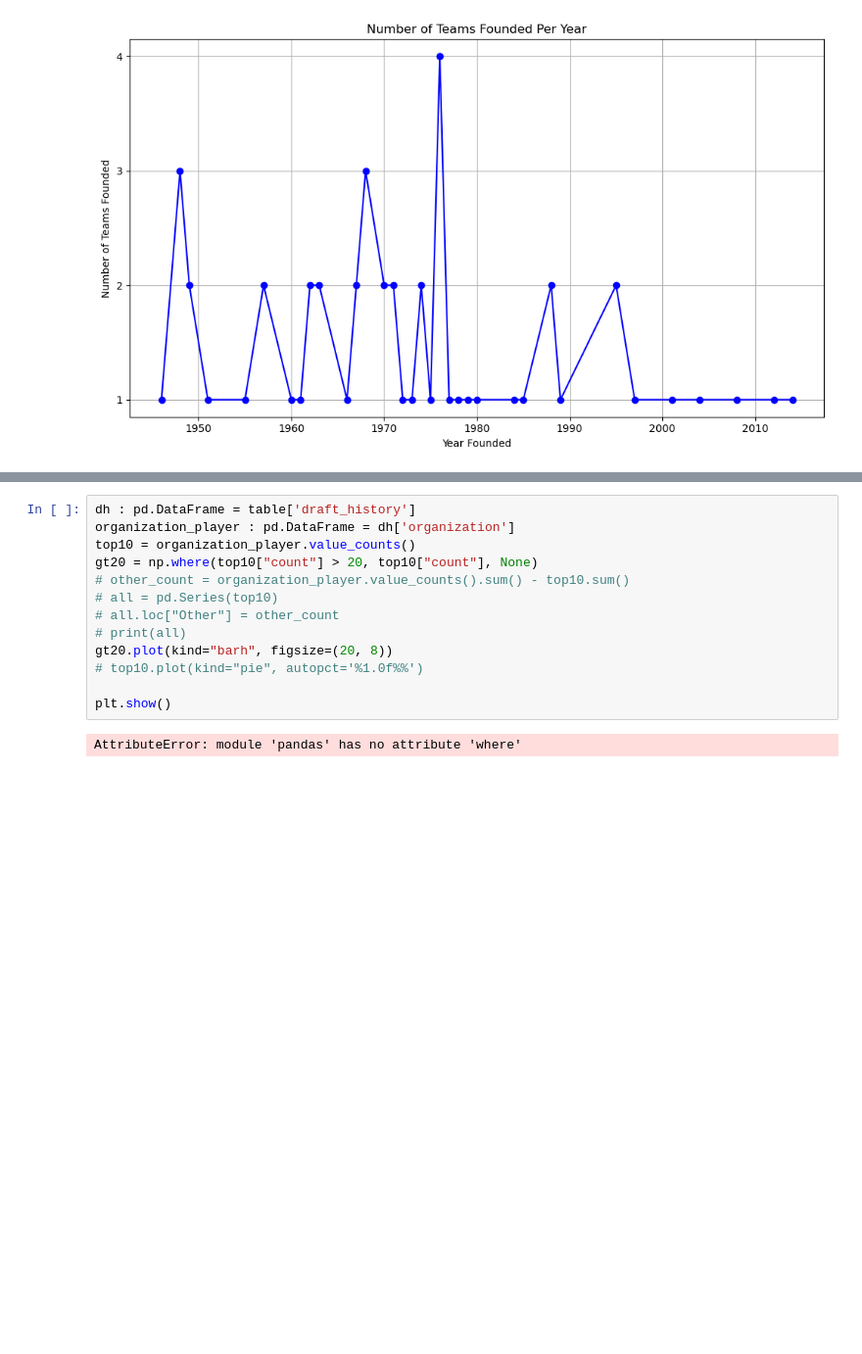
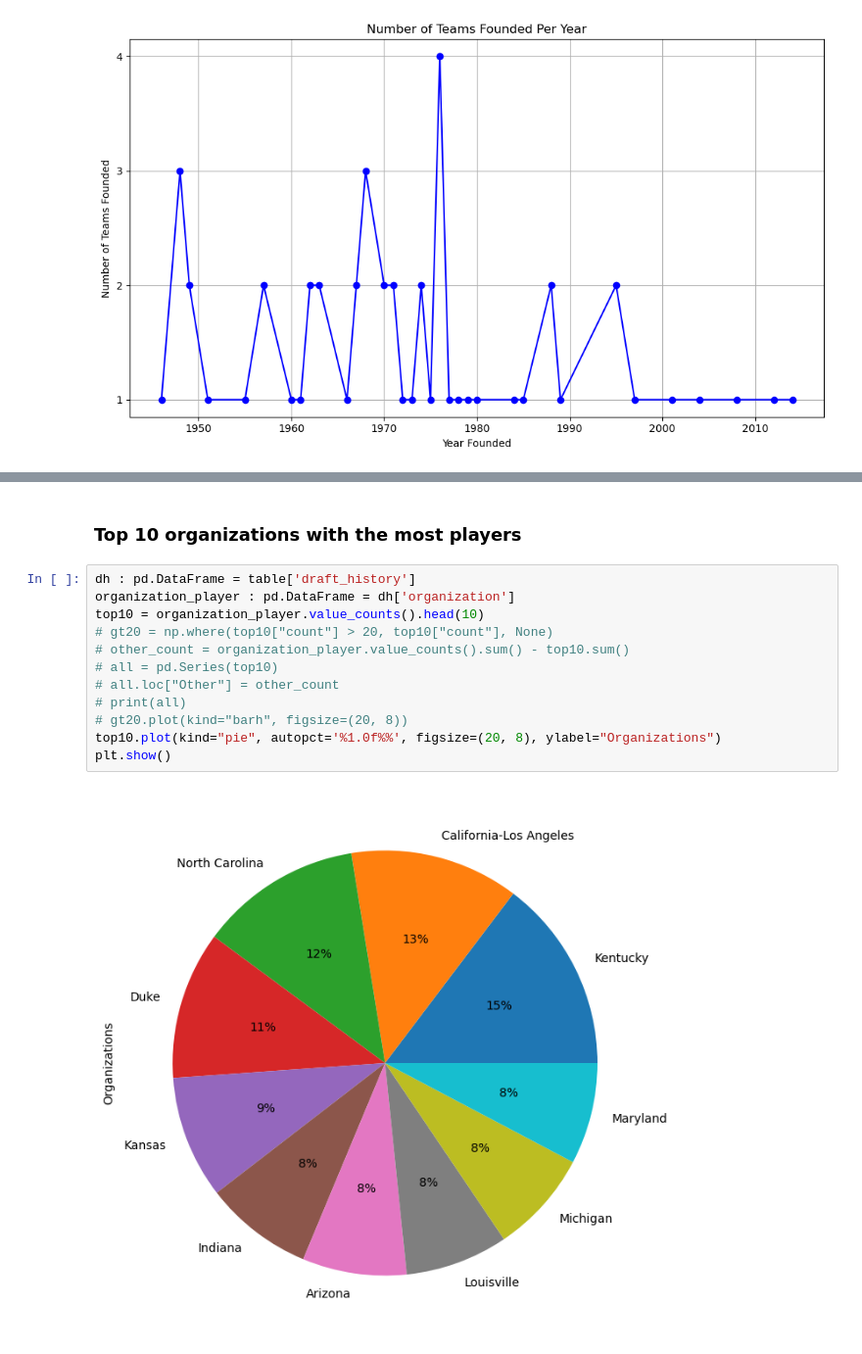
Before and after one commit to yomarhub/NbaAnalyse, a Jupyter notebook: nbaAnalyse.ipynb, the cells around one changed output, grey strips where cells are left out. Shown at 98% size. Cells and saved outputs as stored; diff of their text form; blank space fills up the shorter version.

```diff
--- a/nbaAnalyse.ipynb
+++ b/nbaAnalyse.ipynb
@@ -209,15 +236,16 @@ plt.show()
+# %% [markdown]
+### Top 10 organizations with the most players
 # %%
 dh : pd.DataFrame = table['draft_history']
 organization_player : pd.DataFrame = dh['organization']
-top10 = organization_player.value_counts()
-gt20 = np.where(top10["count"] > 20, top10["count"], None)
+top10 = organization_player.value_counts().head(10)
+# gt20 = np.where(top10["count"] > 20, top10["count"], None)
 # other_count = organization_player.value_counts().sum() - top10.sum()
 # all = pd.Series(top10)
 # all.loc["Other"] = other_count
 # print(all)
-gt20.plot(kind="barh", figsize=(20, 8))
-# top10.plot(kind="pie", autopct='%1.0f%%')
-
+# gt20.plot(kind="barh", figsize=(20, 8))
+top10.plot(kind="pie", autopct='%1.0f%%', figsize=(20, 8), ylabel="Organizations")
 plt.show()
 # %% [output]
-AttributeError: module 'pandas' has no attribute 'where'
+[figure, added]
```
Also changed, not shown: parts of 22 cells of this notebook.
